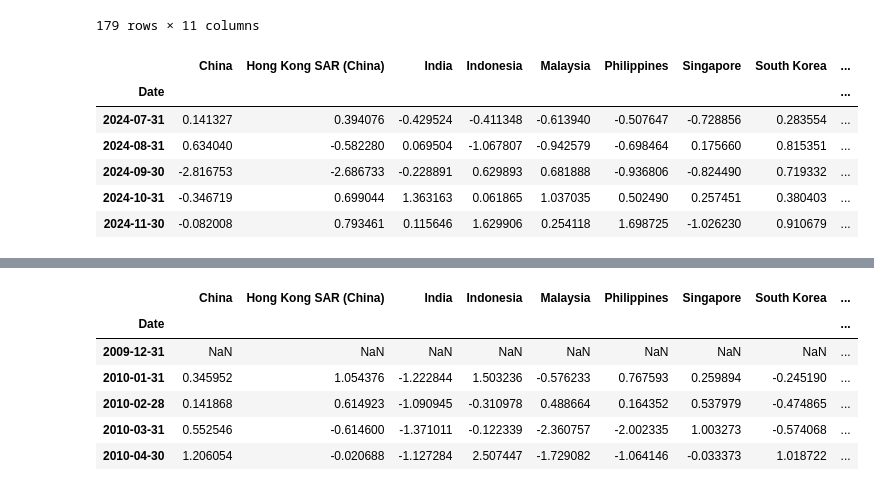
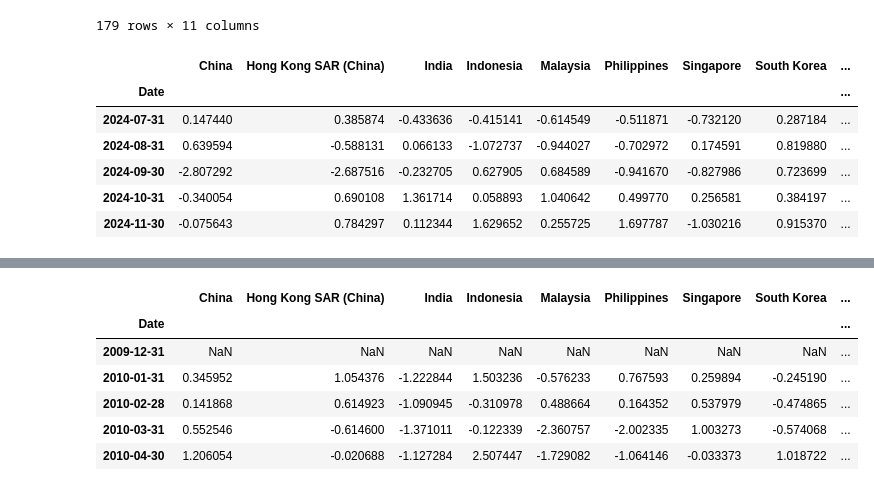
Before and after one commit to aizudeen11/cfm-nlp, a Jupyter notebook: main.ipynb, the cells around one changed output, grey strips where cells are left out. Saved outputs shown, nothing was run; the diff lists cells and outputs as text; code cells hidden in the pictures.

```diff
--- a/main.ipynb
+++ b/main.ipynb
@@ -139,36 +139,36 @@ key_dict = {
     'Equity Market Index: Month End: Hang Seng': 'Hong Kong SAR (China)',
     'Equity Market Index: Month End: BSE: Sensitive 30 (Sensex)': 'India',
     'Equity Market Index: Month End: Jakarta Composite': 'Indonesia',
     'Equity Market Index: Month End: FTSE Bursa Malaysia: Composite': 'Malaysia',
     'Equity Market Index: Month End: PSEi': 'Philippines',
     'Equity Market Index: Month End: FTSE Strait Times': 'Singapore',
     'Equity Market Index: Month End: KOSPI': 'South Korea',
     'TWSE: Equity Market Index: TAIEX Capitalization Weighted: Month Avg': 'Taiwan',
     'Equity Market Index: Month End: SET': 'Thailand',
 }
 
 
 stock_data = pd.read_excel(r'C:\Users\AhmadAizudeen\OneDrive - The SOUTH-EAST ASIAN CENTRAL BANKS (SEACEN) RESEARCH AND TRAINING\Capital Flow Monitor\SEACEN CFM January 2025\edited files\Data\Financial Stress Indices.xlsx', sheet_name='Stock Price Indexes')
 stock_data = stock_data[key_dict.keys()]
 stock_data.drop([0,1,2], inplace=True)
 stock_data.rename(columns=key_dict, inplace=True)
 stock_data2 = stock_data.copy()
 stock_data2["Date"] = pd.to_datetime(stock_data2["Date"]) + pd.offsets.MonthEnd(0)
 stock_data2.set_index('Date', inplace=True)
-stock_data2 = stock_data2.loc[stock_data2.index >= "2009-01-01"]
+stock_data2 = stock_data2.loc[stock_data2.index >= "2008-12-01"]
 stock_data2 = stock_data2.astype(float)
 
 stock_data_calc = stock_data2.apply(lambda x : np.log(x))
 stock_data_calc = (stock_data_calc.shift(1) - stock_data_calc) * 100 ## can use pandas .diff() function
 stock_data_calc['Asia'] = stock_data_calc.mean(axis=1)
 stock_data_calc2 = (stock_data_calc - stock_data_calc.mean())/stock_data_calc.std()
 stock_data_calc2 = stock_data_calc2.loc[stock_data_calc2.index >= "2010-01-01"]
 stock_data_calc2.tail()
 # %% [output]
 |  | China | Hong Kong SAR (China) | India | Indonesia | Malaysia | Philippines | Singapore | South Korea | ... |
 | Date |  |  |  |  |  |  |  |  | ... |
-| 2024-07-31 | 0.141327 | 0.394076 | -0.429524 | -0.411348 | -0.613940 | -0.507647 | -0.728856 | 0.283554 | ... |
-| 2024-08-31 | 0.634040 | -0.582280 | 0.069504 | -1.067807 | -0.942579 | -0.698464 | 0.175660 | 0.815351 | ... |
-| 2024-09-30 | -2.816753 | -2.686733 | -0.228891 | 0.629893 | 0.681888 | -0.936806 | -0.824490 | 0.719332 | ... |
-| 2024-10-31 | -0.346719 | 0.699044 | 1.363163 | 0.061865 | 1.037035 | 0.502490 | 0.257451 | 0.380403 | ... |
-| 2024-11-30 | -0.082008 | 0.793461 | 0.115646 | 1.629906 | 0.254118 | 1.698725 | -1.026230 | 0.910679 | ... |
+| 2024-07-31 | 0.147440 | 0.385874 | -0.433636 | -0.415141 | -0.614549 | -0.511871 | -0.732120 | 0.287184 | ... |
+| 2024-08-31 | 0.639594 | -0.588131 | 0.066133 | -1.072737 | -0.944027 | -0.702972 | 0.174591 | 0.819880 | ... |
+| 2024-09-30 | -2.807292 | -2.687516 | -0.232705 | 0.627905 | 0.684589 | -0.941670 | -0.827986 | 0.723699 | ... |
+| 2024-10-31 | -0.340054 | 0.690108 | 1.361714 | 0.058893 | 1.040642 | 0.499770 | 0.256581 | 0.384197 | ... |
+| 2024-11-30 | -0.075643 | 0.784297 | 0.112344 | 1.629652 | 0.255725 | 1.697787 | -1.030216 | 0.915370 | ... |
```
Also changed, not shown: parts of 16 cells of this notebook, 1 other file.
